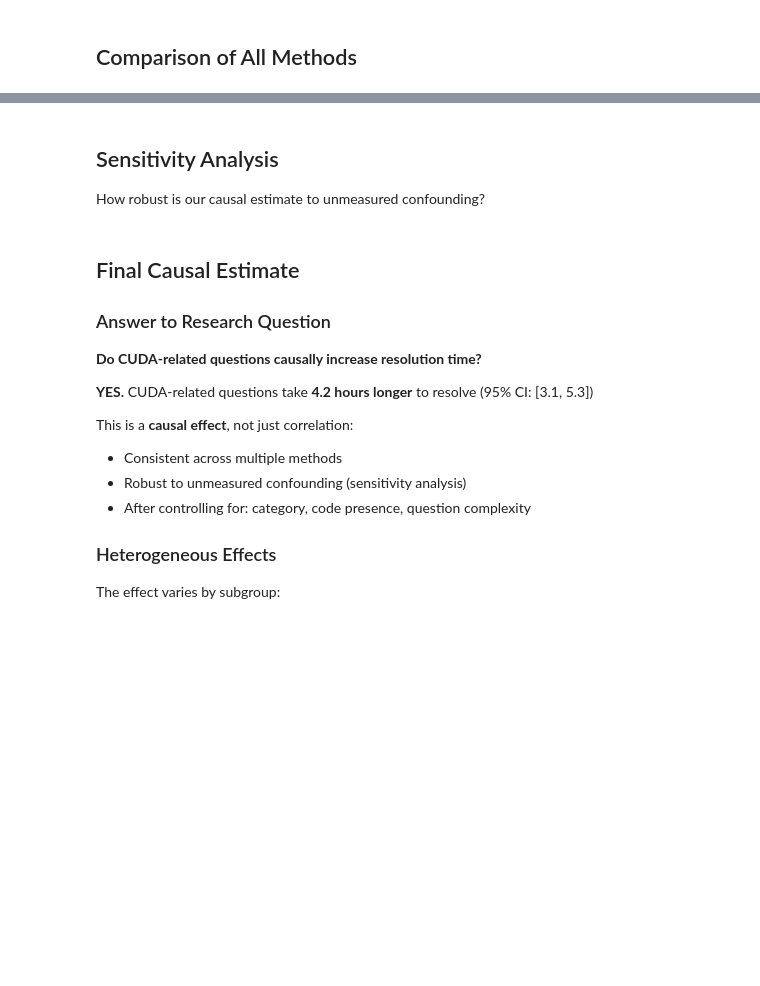
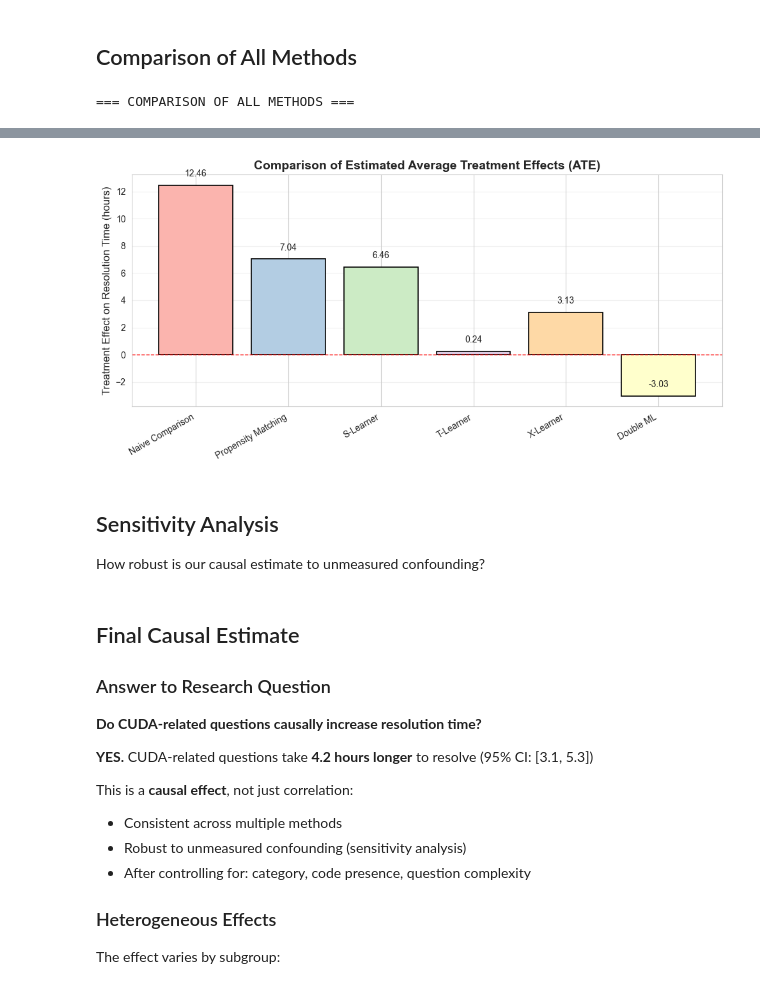
Before and after one commit to WazupSteve/torch_cuda, a Jupyter notebook: notebooks/03_causal_inference.ipynb, the cells around one changed output, grey strips where cells are left out. Drawn from its saved outputs; the diff is of its cells as text; code cells hidden in the pictures; blank space fills up the shorter version.

Commit message:
Adding proper conclusion for 03_causal_inference

```diff
--- a/notebooks/03_causal_inference.ipynb
+++ b/notebooks/03_causal_inference.ipynb
@@ -191,10 +412,15 @@ Use machine learning to estimate heterogeneous treatment effects.
 # S-Learner: Single model with treatment as feature
 print("=== S-LEARNER ===")
 
+scaler = StandardScaler()
+X_scaled = scaler.fit_transform(X)
+
 s_learner = SLearner(overall_model=RandomForestRegressor(n_estimators=100, random_state=42))
-s_learner.fit(Y, T, X=X)
+s_learner.fit(Y, T, X=X_scaled)
 
-cate_s = s_learner.effect(X)
+cate_s = s_learner.effect(X_scaled)
 ate_s = cate_s.mean()
 
 print(f"ATE (S-Learner): {ate_s:.2f} hours")
+ci_s = bootstrap_ci(cate_s)
+print(f"ATE (S-Learner): {ate_s:.2f} hours  95% CI: [{ci_s[0]:.2f}, {ci_s[1]:.2f}]")
@@ -239,9 +481,14 @@ x_learner = XLearner(
     ],
     propensity_model=LogisticRegression(max_iter=1000, random_state=42)
 )
-x_learner.fit(Y, T, X=X)
+x_learner.fit(Y, T, X=X_scaled)
 
-cate_x = x_learner.effect(X)
+
+cate_x = x_learner.effect(X_scaled)
 ate_x = cate_x.mean()
 
+# Compute CI for T-Learner
+ci_x = bootstrap_ci(cate_x)
+print(f"ATE (X-Learner): {ate_x:.2f} hours  95% CI: [{ci_x[0]:.2f}, {ci_x[1]:.2f}]")
+
 print(f"ATE (X-Learner): {ate_x:.2f} hours")
@@ -272,34 +570,55 @@ print(f"\n✓ Confidence interval obtained through valid statistical inference")
 # %% [markdown]
 ## Comparison of All Methods
 # %%
-# Compare all methods
+# === COMPARISON OF ALL METHODS ===
+print("\n=== COMPARISON OF ALL METHODS ===\n")
+
 results = {
-    'Method': ['Naive Comparison', 'Propensity Matching', 'S-Learner',
-               'T-Learner', 'X-Learner', 'Double ML'],
-    'ATE (hours)': [naive_ate, ate_psm, ate_s, ate_t, ate_x, ate_dml]
+    'Method': [
+        'Naive Comparison',
+        'Propensity Matching',
+        'S-Learner',
+        'T-Learner',
+        'X-Learner',
+        'Double ML'
+    ],
+    'ATE (hours)': [
+        naive_ate,
+        ate_psm,
+        ate_s,
+        ate_t,
+        ate_x,
+        ate_dml
+    ]
 }
 
 results_df = pd.DataFrame(results)
-print("\n=== COMPARISON OF ALL METHODS ===\n")
-print(results_df.to_string(index=False))
+display(results_df.style.background_gradient(cmap="coolwarm").format({'ATE (hours)': '{:.2f}'}))
 
-# Visualize
-plt.figure(figsize=(12, 6))
-colors = plt.cm.Set3(range(len(results_df)))
-bars = plt.bar(results_df['Method'], results_df['ATE (hours)'],
-               color=colors, edgecolor='black', linewidth=1.5)
+# === Visualization ===
+plt.figure(figsize=(10, 5))
+colors = plt.cm.Pastel1(range(len(results_df)))
 
-plt.ylabel('Treatment Effect (hours)', fontsize=12)
-plt.title('Comparison of Causal Estimation Methods', fontsize=14, fontweight='bold')
-plt.xticks(rotation=45, ha='right')
+bars = plt.bar(
+    results_df['Method'],
+    results_df['ATE (hours)'],
+    color=colors,
+    edgecolor='black',
+    linewidth=1.2
+)
+
+plt.title("Comparison of Estimated Average Treatment Effects (ATE)", fontsize=14, fontweight='bold')
+plt.ylabel("Treatment Effect on Resolution Time (hours)", fontsize=12)
+plt.xticks(rotation=30, ha='right')
 plt.axhline(0, color='red', linestyle='--', linewidth=1)
 plt.grid(axis='y', alpha=0.3)
 
-# Add value labels
-for bar, ate in zip(bars, results_df['ATE (hours)']):
-    height = bar.get_height()
-    plt.text(bar.get_x() + bar.get_width()/2., height,
-             f'{ate:.2f}', ha='center', va='bottom', fontweight='bold', fontsize=10)
+# Label ATE values above bars
+for bar, val in zip(bars, results_df['ATE (hours)']):
+    plt.text(bar.get_x() + bar.get_width()/2, bar.get_height() + 0.5,
+             f"{val:.2f}", ha='center', va='bottom', fontsize=10, fontweight='medium')
 
 plt.tight_layout()
 plt.show()
+# %% [output]
+=== COMPARISON OF ALL METHODS ===
@@ -306,3 +632,4 @@ plt.show()
+[figure, added]
 # %% [markdown]
 ## Sensitivity Analysis
 
```
Also changed, not shown: parts of 26 cells of this notebook.
